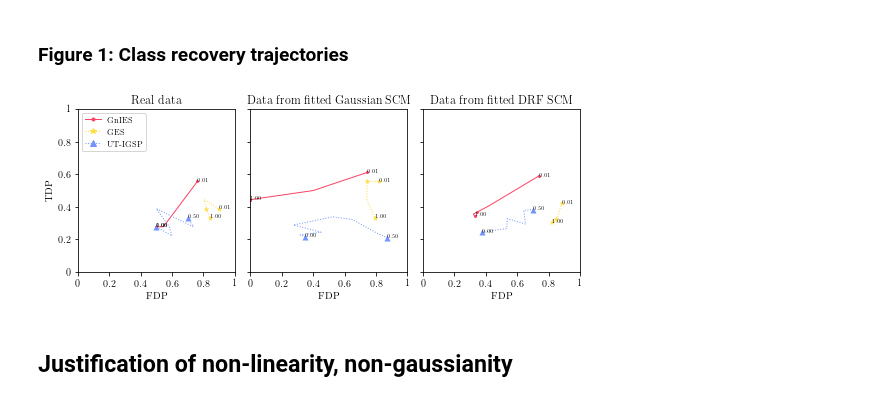
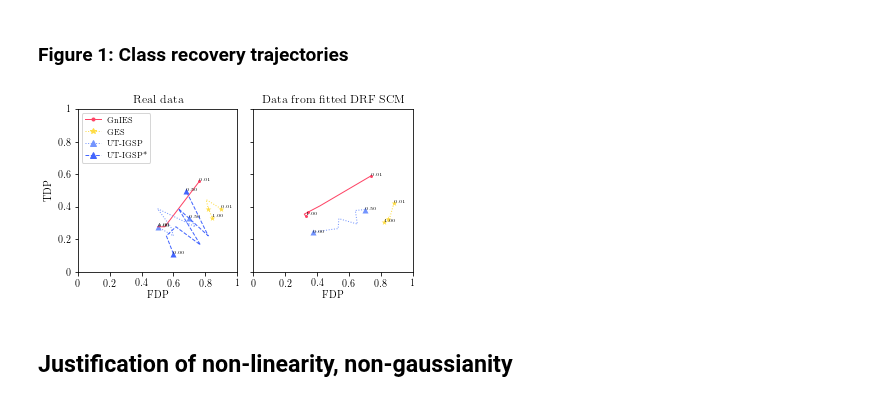
Before and after one commit to juangamella/gnies-paper, a Jupyter notebook: figure_sachs_experiments.ipynb, the cells around one changed output. Cells and saved outputs as stored; diff of their text form; code cells hidden in the pictures.

Commit message:
Sachs plots with HSIC results

```diff
--- a/figure_sachs_experiments.ipynb
+++ b/figure_sachs_experiments.ipynb
@@ -108,0 +111,17 @@ ut_igsp_y_drf = np.nanmean(ut_igsp_metrics_drf[metrics.type_2_structc], axis=(0,
+# %%
+ut_igsp_hsic_args, ut_igsp_hsic_results, _, ut_igsp_hsic_metrics_real, ut_igsp_hsic_alphas_real = load_results(directory_real, 'ut_igsp_hsic',lambdas_idx=1)
+ut_igsp_hsic_args, ut_igsp_hsic_results, _, ut_igsp_hsic_metrics_gauss, ut_igsp_hsic_alphas_gauss = load_results(directory_gauss, 'ut_igsp',lambdas_idx=1)
+ut_igsp_hsic_args, ut_igsp_hsic_results, _, ut_igsp_hsic_metrics_drf, ut_igsp_hsic_alphas_drf = load_results(directory_drf, 'ut_igsp',lambdas_idx=1)
+
+ut_igsp_hsic_x_real = np.nanmean(ut_igsp_hsic_metrics_real[metrics.type_1_structc], axis=(0,4))[:,0]
+ut_igsp_hsic_y_real = np.nanmean(ut_igsp_hsic_metrics_real[metrics.type_2_structc], axis=(0,4))[:,0]
+
+ut_igsp_hsic_x_gauss = np.nanmean(ut_igsp_hsic_metrics_gauss[metrics.type_1_structc], axis=(0,4))[:,0]
+ut_igsp_hsic_y_gauss = np.nanmean(ut_igsp_hsic_metrics_gauss[metrics.type_2_structc], axis=(0,4))[:,0]
+
+ut_igsp_hsic_x_drf = np.nanmean(ut_igsp_hsic_metrics_drf[metrics.type_1_structc], axis=(0,4))[:,0]
+ut_igsp_hsic_y_drf = np.nanmean(ut_igsp_hsic_metrics_drf[metrics.type_2_structc], axis=(0,4))[:,0]
+
+(ut_igsp_hsic_metrics_real[metrics.success_metric].mean()
+ ,ut_igsp_hsic_metrics_gauss[metrics.success_metric].mean()
+ ,ut_igsp_hsic_metrics_drf[metrics.success_metric].mean())
@@ -134,6 +161,7 @@ ges_x_real
 # %% [markdown]
 ### Figure 1: Class recovery trajectories
 # %%
+plot_gauss = False
 text = True
 textsize = 5
 lineopts = {'linewidth': 1}
@@ -142,14 +170,14 @@ marker = {'gnies': '.',
           'gnies_rank': '.',
           'ges': '*',
           'ut_igsp': '^',
-          'ut_igsp+': '^',
+          'ut_igsp_hsic': '^',
           'jci_pc': 's',
 }
 style = {'gnies': '-',
          'gnies_rank': ':',
          'ges': ':',
          'ut_igsp': ':',
-         'ut_igsp+': '--',
+         'ut_igsp_hsic': '--',
          'jci_pc': ':',
 
 }
@@ -157,7 +185,7 @@ color = {'gnies': colors[0],
          'gnies_rank': colorsa[0],
          'ges': colors[1],
          'ut_igsp': colors[4],
-         'ut_igsp+': colors[5],
+         'ut_igsp_hsic': colors[5],
          'jci_pc': colors[2],
 
 }
@@ -166,7 +194,7 @@ print_names = {'gnies': 'GnIES',
                #'gnies_rank': 'GnIES-rank',
                'ges': 'GES',
                'ut_igsp': 'UT-IGSP',
-               #'ut_igsp+': 'UT-IGSP+',
+               'ut_igsp_hsic': 'UT-IGSP*',
                #'jci_pc': 'JCI-PC',
 }
 
@@ -192,8 +220,9 @@ def plot_metric(ax, values_x, values_y, lambdas, method, points, text):
         if j in points:
             ax.scatter(values_x[j], values_y[j], color=color[method], marker=marker[method], linewidth=0)
 
-gs = gridspec.GridSpec(1, 3, wspace=0.10, hspace=0.2)
-plt.figure(figsize=(9,3))
+cols = 3 if plot_gauss else 2
+gs = gridspec.GridSpec(1, cols, wspace=0.10, hspace=0.2)
+plt.figure(figsize=(3*cols,3))
 ax = plt.gca()
 
 ###########################
@@ -205,6 +234,8 @@ ax0 = ax
 plot_metric(ax, gnies_x_real, gnies_y_real, gnies_lambdas, 'gnies', [0,2,len(gnies_lambdas)-1], ["%0.2f", "%d"])
 # Plot UT-IGSP
 plot_metric(ax, ut_igsp_x_real, ut_igsp_y_real, ut_igsp_alphas_real, 'ut_igsp', [0,len(ut_igsp_alphas_real)-1], ["%0.2f", "%d"])
+# Plot UT-IGSP*
+plot_metric(ax, ut_igsp_hsic_x_real, ut_igsp_hsic_y_real, ut_igsp_hsic_alphas_real, 'ut_igsp_hsic', [0,len(ut_igsp_hsic_alphas_real)-1], ["%0.2f", "%d"])
 # Plot GES
 plot_metric(ax, ges_x_real, ges_y_real, ges_lambdas, 'ges', [0,2,len(ges_lambdas)-1], ["%0.2f", "%d"])
 set_ax(ax, yticks=True)
@@ -212,47 +243,48 @@ ax.set_title("Real data")
 
 ###########################
 # PLOT GAUSSIAN DATA
-plt.subplot(gs[1])
-ax = plt.gca()
-# Plot GnIES
-plot_metric(ax, gnies_x_gauss, gnies_y_gauss, gnies_lambdas, 'gnies', [0,2,len(gnies_lambdas)-1], ["%0.2f", "%d"])
-# Plot UT-IGSP
-plot_metric(ax, ut_igsp_x_gauss, ut_igsp_y_gauss, ut_igsp_alphas_gauss, 'ut_igsp', [0,len(ut_igsp_alphas_gauss)-1], ["%0.2f", "%d"])
-# Plot GES
-plot_metric(ax, ges_x_gauss, ges_y_gauss, ges_lambdas, 'ges', [0,2,len(ges_lambdas)-1], ["%0.2f", "%d"])
-set_ax(ax, yticks=False)
-ax.set_title("Data from fitted Gaussian SCM")
+if plot_gauss:
+    plt.subplot(gs[1])
+    ax = plt.gca()
+    # Plot GnIES
+    plot_metric(ax, gnies_x_gauss, gnies_y_gauss, gnies_lambdas, 'gnies', [0,2,len(gnies_lambdas)-1], ["%0.2f", "%d"])
+    # Plot UT-IGSP
+    plot_metric(ax, ut_igsp_x_gauss, ut_igsp_y_gauss, ut_igsp_alphas_gauss, 'ut_igsp', [0,len(ut_igsp_alphas_gauss)-1], ["%0.2f", "%d"])
+    # Plot GES
+    plot_metric(ax, ges_x_gauss, ges_y_gauss, ges_lambdas, 'ges', [0,2,len(ges_lambdas)-1], ["%0.2f", "%d"])
+    set_ax(ax, yticks=False)
+    ax.set_title("Data from fitted Gaussian SCM")
 
 ###########################
 # PLOT DRF DATA
-plt.subplot(gs[2])
+plt.subplot(gs[2 if plot_gauss else 1])
 ax = plt.gca()
 # Plot GnIES
 plot_metric(ax, gnies_x_drf, gnies_y_drf, gnies_lambdas, 'gnies', [0,2,len(gnies_lambdas)-1], ["%0.2f", "%d"])
 # Plot UT-IGSP
 plot_metric(ax, ut_igsp_x_drf, ut_igsp_y_drf, ut_igsp_alphas_drf, 'ut_igsp', [0,len(ut_igsp_alphas_drf)-1], ["%0.2f", "%d"])
 # Plot GES
 plot_metric(ax, ges_x_drf, ges_y_drf, ges_lambdas, 'ges', [0,2,len(ges_lambdas)-1], ["%0.2f", "%d"])
 set_ax(ax, yticks=False)
 ax.set_title("Data from fitted DRF SCM")
 
 # Build legend
 method_entries = [Line2D([0], [0],
                          linewidth=1,
                          linestyle=style[method],
                          marker=marker[method],
                          color=color[method]) for method in print_names.keys()]
 method_str = list(print_names.values())
 ax0.legend(method_entries, #+ sample_size_entries
           method_str, # + sample_size_str
           prop={'size':8},
           loc='upper left',
         ncol=1)
 
 
-plt.savefig('figures/figure_sachs.pdf', bbox_inches='tight')
+plt.savefig('figures/figure_sachs_hsic.pdf', bbox_inches='tight')
 # %% [output]
-[figure, old version]
+[figure, new version]
 # %% [markdown]
 ## Justification of non-linearity, non-gaussianity
 # %%
```
Also changed, not shown: parts of 9 cells of this notebook.
